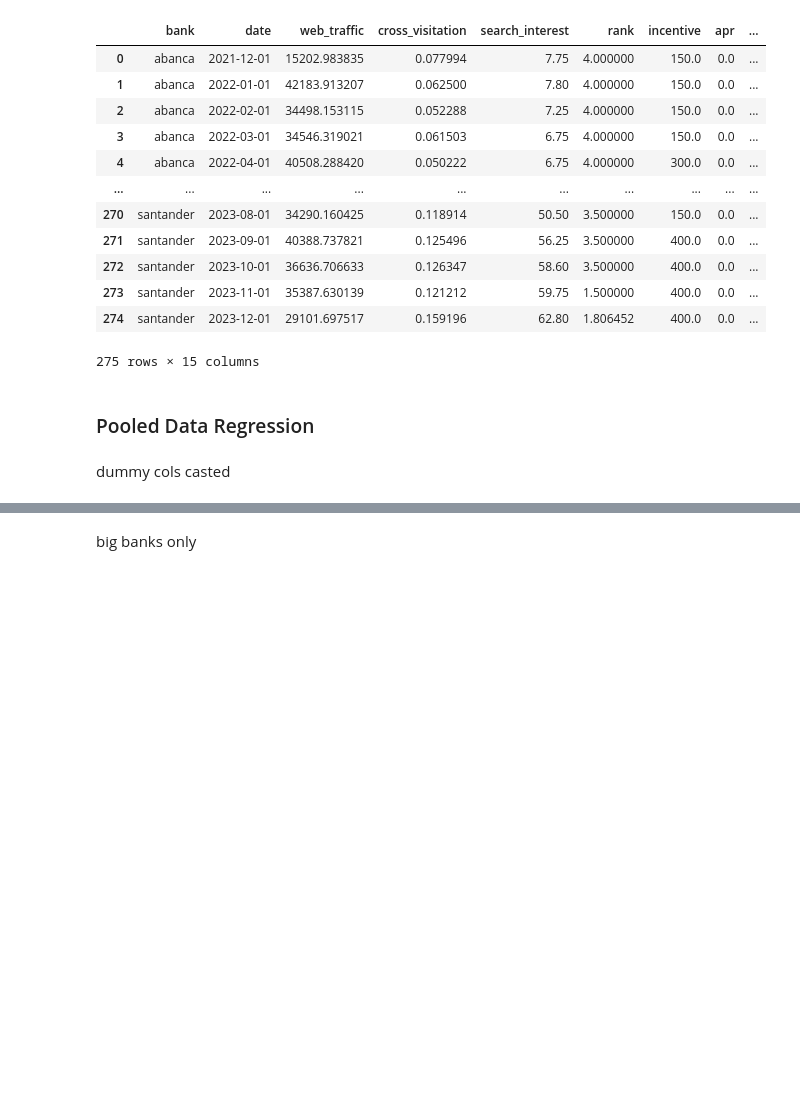
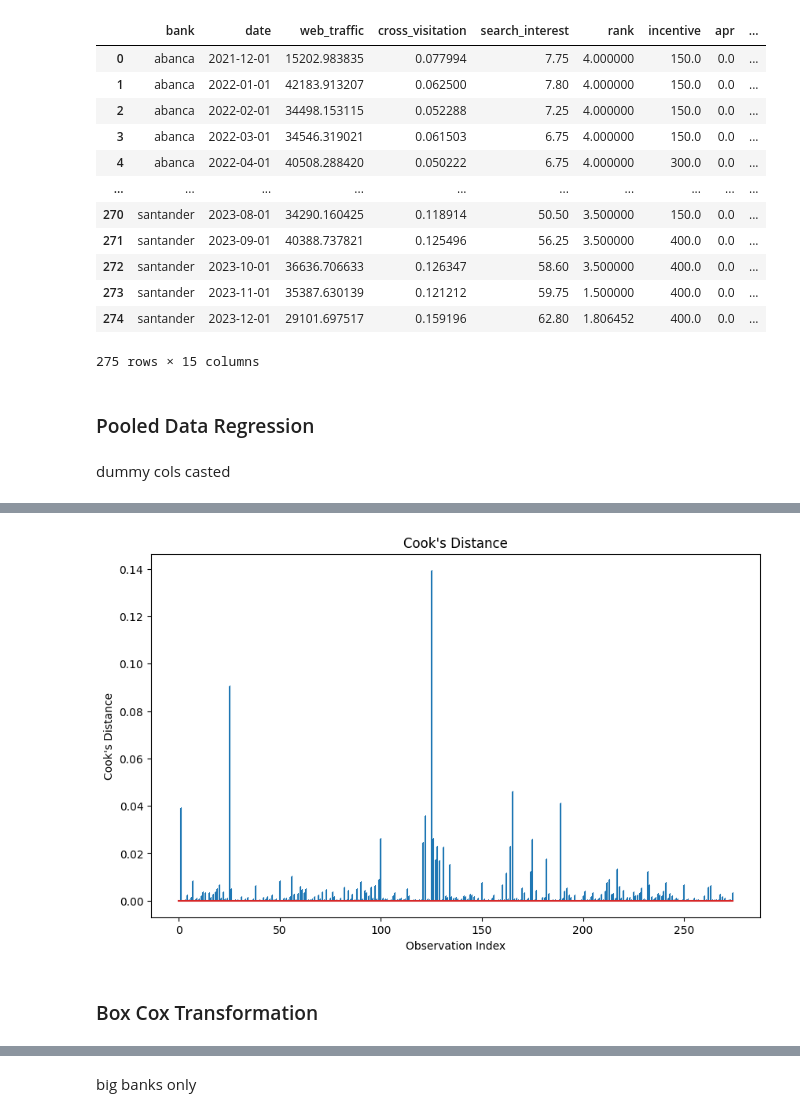
Before and after one commit to agbennett-bse/deloitte_digital_banking, a Jupyter notebook: deloitte_digital_banking/pooled_regression_analysis_interaction.ipynb, the cells around one changed output, grey strips where cells are left out. Saved outputs shown, nothing was run; the diff lists cells and outputs as text; code cells hidden in the pictures; blank space fills up the shorter version.

```diff
--- a/deloitte_digital_banking/pooled_regression_analysis_interaction.ipynb
+++ b/deloitte_digital_banking/pooled_regression_analysis_interaction.ipynb
@@ -196,0 +328,17 @@ Notes:
+# %%
+
+influence = model.get_influence()
+(c, p) = influence.cooks_distance
+
+# Plot Cook's distance
+import matplotlib.pyplot as plt
+plt.figure(figsize=(10, 6))
+plt.stem(np.arange(len(c)), c, markerfmt=",")
+plt.title('Cook\'s Distance')
+plt.xlabel('Observation Index')
+plt.ylabel('Cook\'s Distance')
+plt.show()
+# %% [output]
+[figure, added]
+# %% [markdown]
+### Box Cox Transformation
```
Also changed, not shown: parts of 44 cells of this notebook, 5 other files.
